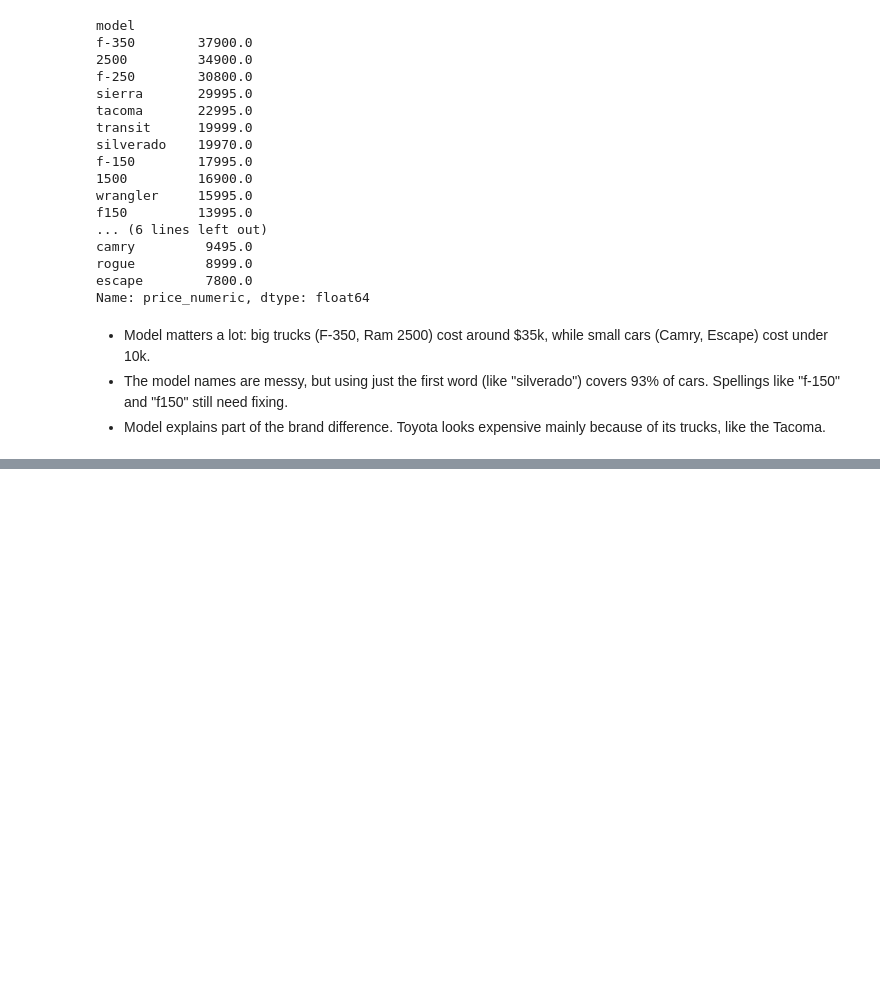
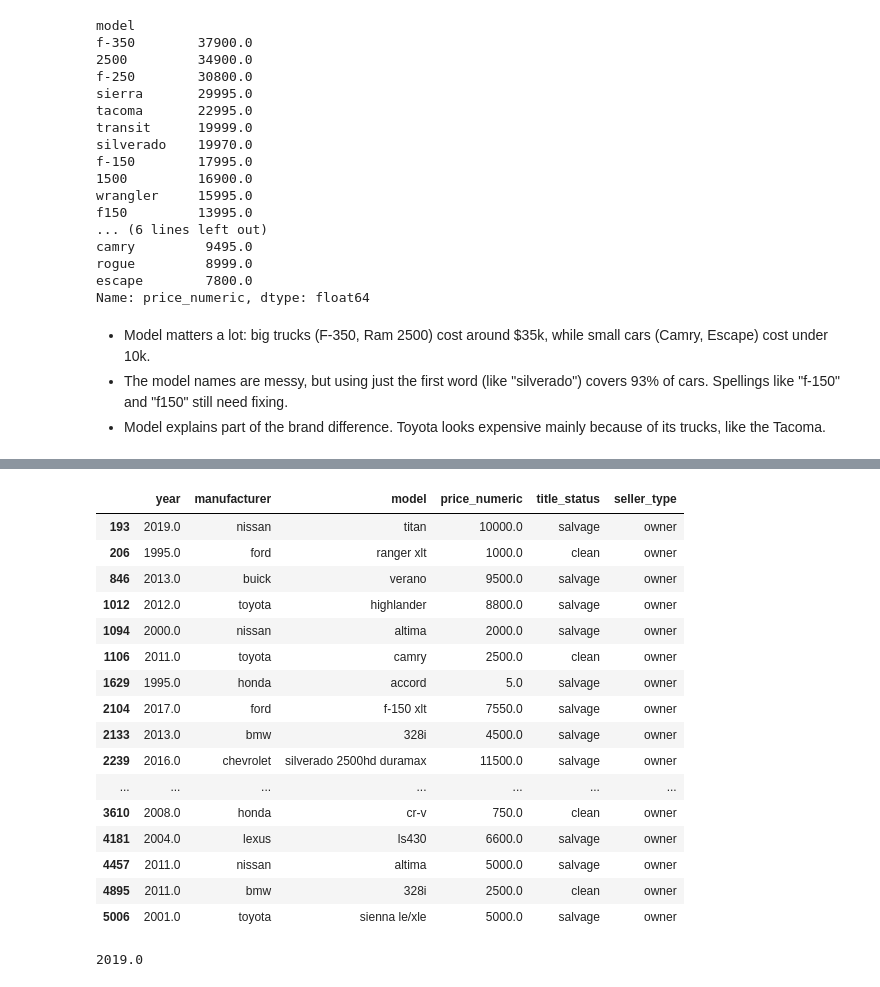
Before and after one commit to dahalaayush000-hue/Ml_journey, a Jupyter notebook: 2.Second/2.Feature_analysis.ipynb, the cells around one changed output, grey strips where cells are left out. Drawn from its saved outputs; the diff is of its cells as text; code cells hidden in the pictures; blank space fills up the shorter version.

```diff
--- a/2.Second/2.Feature_analysis.ipynb
+++ b/2.Second/2.Feature_analysis.ipynb
@@ -471,0 +535,24 @@ Name: price_numeric, dtype: float64
+# %%
+temp[temp['condition'] == 'salvage'][['year', 'manufacturer', 'model', 'price_numeric', 'title_status', 'seller_type']].head(20)
+# %% [output]
+|  | year | manufacturer | model | price_numeric | title_status | seller_type |
+| 193 | 2019.0 | nissan | titan | 10000.0 | salvage | owner |
+| 206 | 1995.0 | ford | ranger xlt | 1000.0 | clean | owner |
+| 846 | 2013.0 | buick | verano | 9500.0 | salvage | owner |
+| 1012 | 2012.0 | toyota | highlander | 8800.0 | salvage | owner |
+| 1094 | 2000.0 | nissan | altima | 2000.0 | salvage | owner |
+| 1106 | 2011.0 | toyota | camry | 2500.0 | clean | owner |
+| 1629 | 1995.0 | honda | accord | 5.0 | salvage | owner |
+| 2104 | 2017.0 | ford | f-150 xlt | 7550.0 | salvage | owner |
+| 2133 | 2013.0 | bmw | 328i | 4500.0 | salvage | owner |
+| 2239 | 2016.0 | chevrolet | silverado 2500hd duramax | 11500.0 | salvage | owner |
+| ... | ... | ... | ... | ... | ... | ... |
+| 3610 | 2008.0 | honda | cr-v | 750.0 | clean | owner |
+| 4181 | 2004.0 | lexus | ls430 | 6600.0 | salvage | owner |
+| 4457 | 2011.0 | nissan | altima | 5000.0 | salvage | owner |
+| 4895 | 2011.0 | bmw | 328i | 2500.0 | clean | owner |
+| 5006 | 2001.0 | toyota | sienna le/xle | 5000.0 | salvage | owner |
+# %%
+temp[temp['condition'] == 'salvage']['year'].median()
+# %% [output]
+2019.0
```
Also changed, not shown: parts of 11 cells of this notebook.
